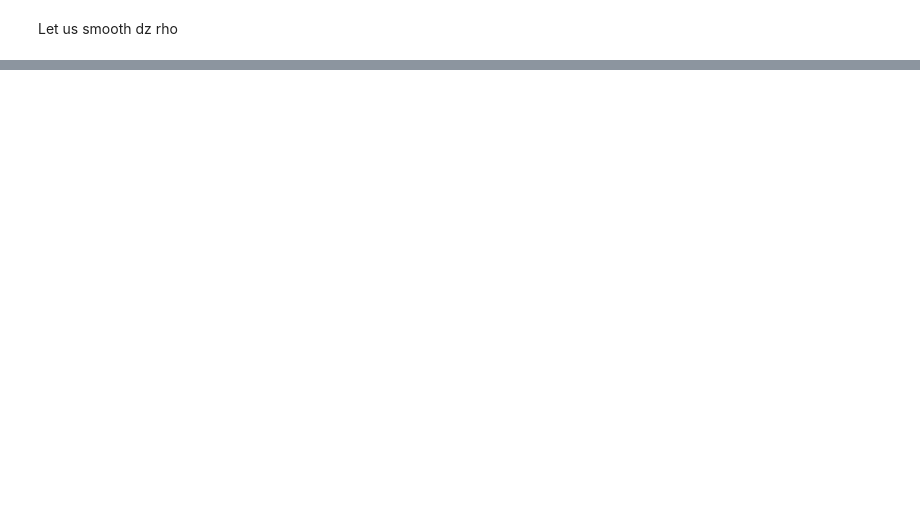
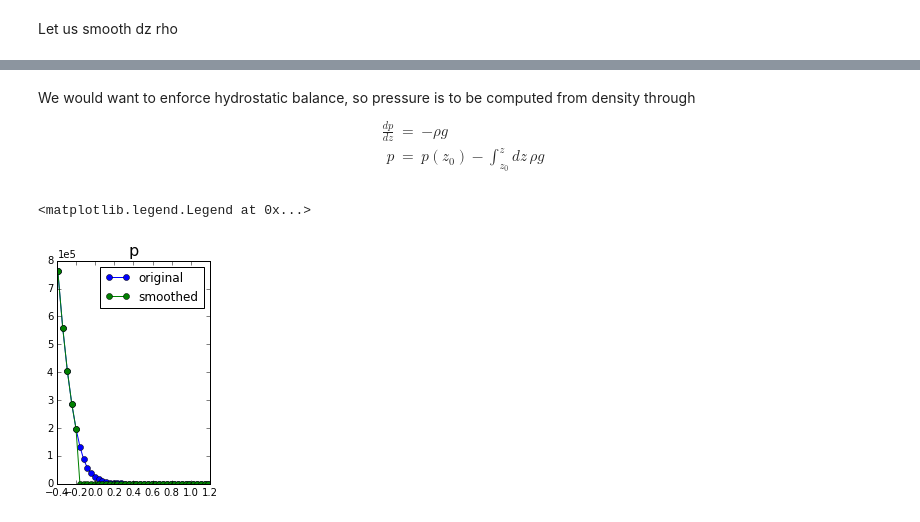
Before and after one commit to jishnub/sparc_flows, a Jupyter notebook: smoothed_velocity_potential.ipynb, the cells around one changed output, grey strips where cells are left out. Drawn from its saved outputs; the diff is of its cells as text; code cells hidden in the pictures; blank space fills up the shorter version.

```diff
--- a/smoothed_velocity_potential.ipynb
+++ b/smoothed_velocity_potential.ipynb
@@ -221,0 +252,21 @@ np.savetxt(read_params.get_solarmodel()+"_smoothed_dzrho",solar_model_with_dzrho
+# %% [markdown]
+We would want to enforce hydrostatic balance, so pressure is to be computed from density through
+$$ \begin{eqnarray*}
+\frac{dp}{dz} & = & -\rho g\\
+p & = & p\left(z_{0}\right)-\int_{z_{0}}^{z}dz\,\rho g
+\end{eqnarray*}$$
+# %%
+from scipy.integrate import cumtrapz
+p_smoothed_hydrostatic = np.concatenate((p[:left_ind_fit],
+                             cumtrapz((rho_smoothed_from_dlnrho*g)[left_ind_fit:],
+                                      x=z[left_ind_fit:],initial=p[left_ind_fit,0],axis=0)))
+plt.subplot(next(gl))
+plt.plot(z[left_ind:],p[left_ind:,0],'o-',label="original")
+plt.plot(z[left_ind:],p_smoothed_hydrostatic[left_ind:,0],'o-',label="smoothed")
+plt.axhline(0,ls="dotted",color="black")
+plt.ticklabel_format(style="sci",scilimits=(0,0));
+plt.title("p",fontsize=16)
+plt.legend(loc="best")
+# %% [output]
+<matplotlib.legend.Legend at 0x...>
+[figure, added]
```
Also changed, not shown: parts of 16 cells of this notebook, 6 other files.
